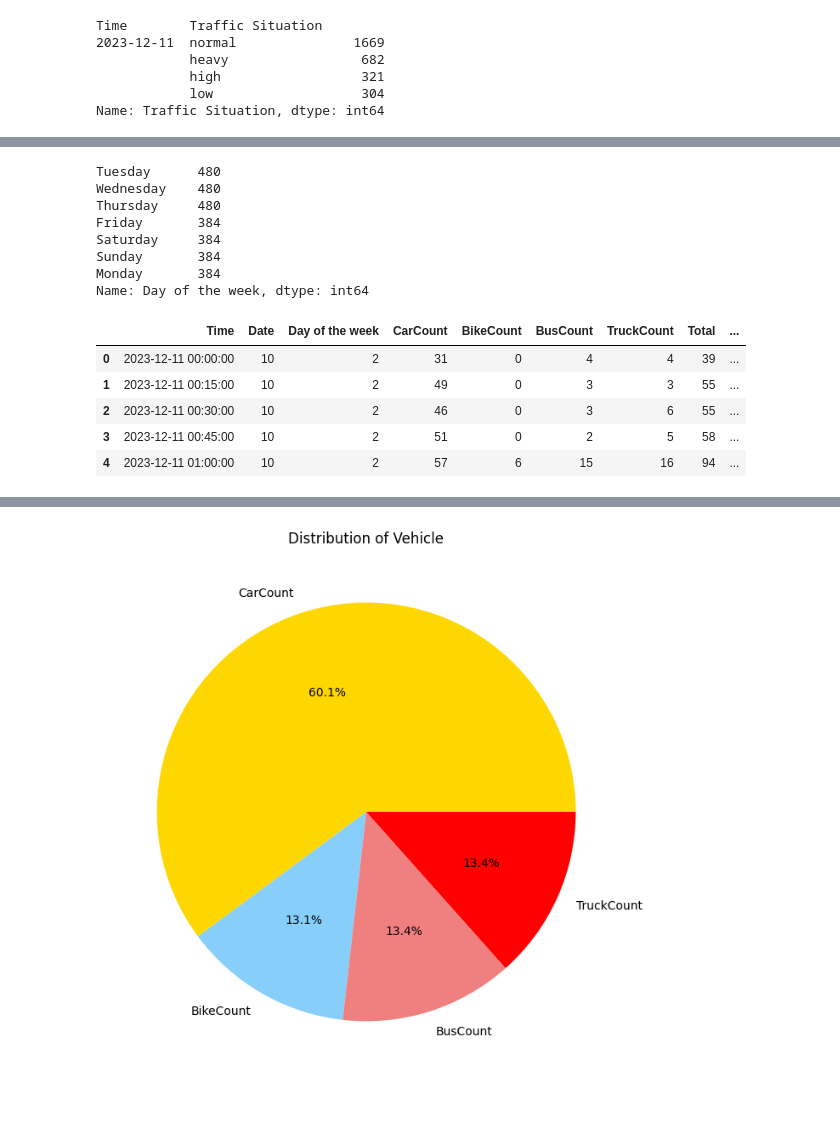
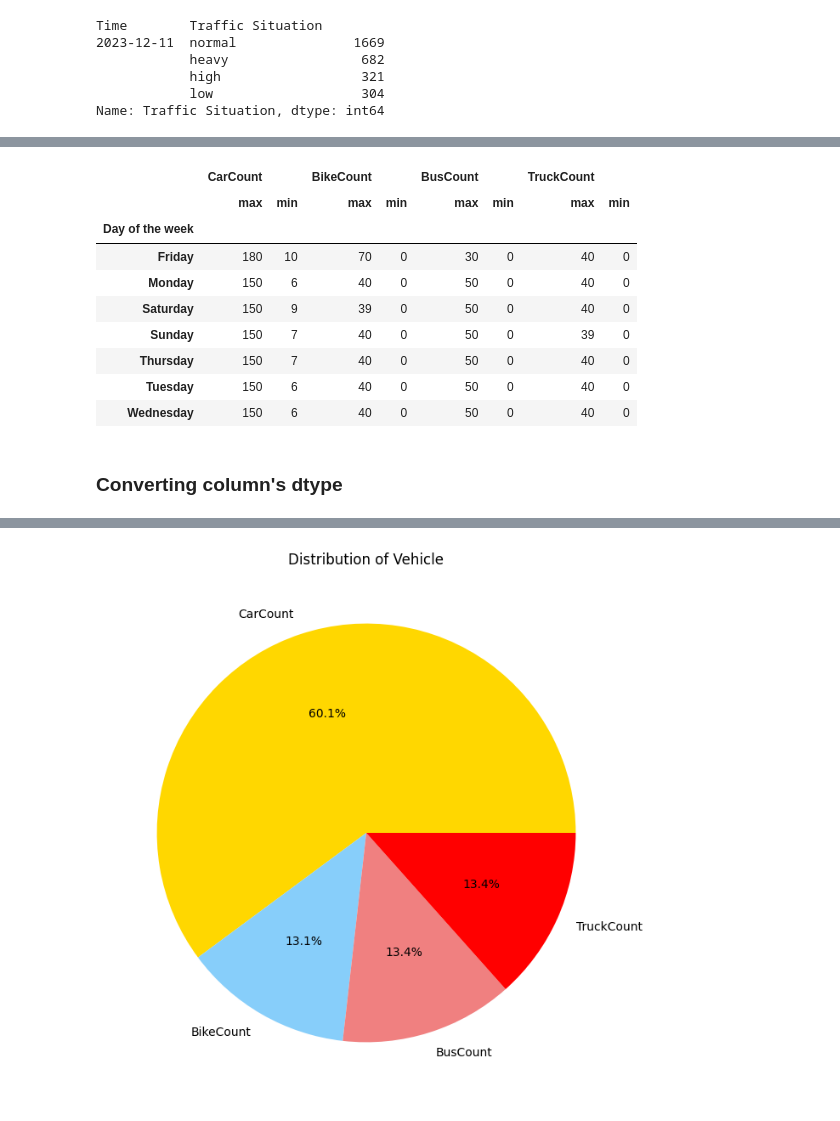
Before and after one commit to Prakash-Kushwaha/DAV-Project, a Jupyter notebook: main.ipynb, the cells around one changed output, grey strips where cells are left out. Saved outputs shown, nothing was run; the diff lists cells and outputs as text; code cells hidden in the pictures.

```diff
--- a/main.ipynb
+++ b/main.ipynb
@@ -92 +151,21 @@ Name: Traffic Situation, dtype: int64
+# %%
+# Checking Maximum and Minimum value of Different Vehicles running in a particular day
+list1=['CarCount','BikeCount','BusCount','TruckCount']
+Max_Min = df.groupby('Day of the week')[list1].agg(['max', 'min'])
+
+# Glance at Max & Min frequency of particular vehicle for a day
+Max_Min
+# %% [output]
+|  | CarCount |  | BikeCount |  | BusCount |  | TruckCount |  |
+|  | max | min | max | min | max | min | max | min |
+| Day of the week |  |  |  |  |  |  |  |  |
+| Friday | 180 | 10 | 70 | 0 | 30 | 0 | 40 | 0 |
+| Monday | 150 | 6 | 40 | 0 | 50 | 0 | 40 | 0 |
+| Saturday | 150 | 9 | 39 | 0 | 50 | 0 | 40 | 0 |
+| Sunday | 150 | 7 | 40 | 0 | 50 | 0 | 39 | 0 |
+| Thursday | 150 | 7 | 40 | 0 | 50 | 0 | 40 | 0 |
+| Tuesday | 150 | 6 | 40 | 0 | 50 | 0 | 40 | 0 |
+| Wednesday | 150 | 6 | 40 | 0 | 50 | 0 | 40 | 0 |
+# %% [markdown]
+### Converting column's dtype
 # %%
@@ -94,29 +173,8 @@ Name: Traffic Situation, dtype: int64
 df['Traffic Situation'] = df['Traffic Situation'].replace({'low':0, 'normal':1,
                                                               'heavy':2, 'high':3})
-# %%
-#Dealing with 'Day of the week' feature
-df['Day of the week'].value_counts()
-# %% [output]
-Tuesday      480
-Wednesday    480
-Thursday     480
-Friday       384
-Saturday     384
-Sunday       384
-Monday       384
-Name: Day of the week, dtype: int64
 # %%
 #Converting Days of weak into Numeric form
 df2 = df.replace({'Day of the week':{'Monday':1,'Tuesday':2,
                                                           'Wednesday':3,'Thursday':4,
                                                           'Friday':5,'Saturday':6,
                                                           'Sunday':7}})
-# %%
-df2.head()
-# %% [output]
-|  | Time | Date | Day of the week | CarCount | BikeCount | BusCount | TruckCount | Total | ... |
-| 0 | 2023-12-11 00:00:00 | 10 | 2 | 31 | 0 | 4 | 4 | 39 | ... |
-| 1 | 2023-12-11 00:15:00 | 10 | 2 | 49 | 0 | 3 | 3 | 55 | ... |
-| 2 | 2023-12-11 00:30:00 | 10 | 2 | 46 | 0 | 3 | 6 | 55 | ... |
-| 3 | 2023-12-11 00:45:00 | 10 | 2 | 51 | 0 | 2 | 5 | 58 | ... |
-| 4 | 2023-12-11 01:00:00 | 10 | 2 | 57 | 6 | 15 | 16 | 94 | ... |
```
Also changed, not shown: parts of 25 cells of this notebook.
